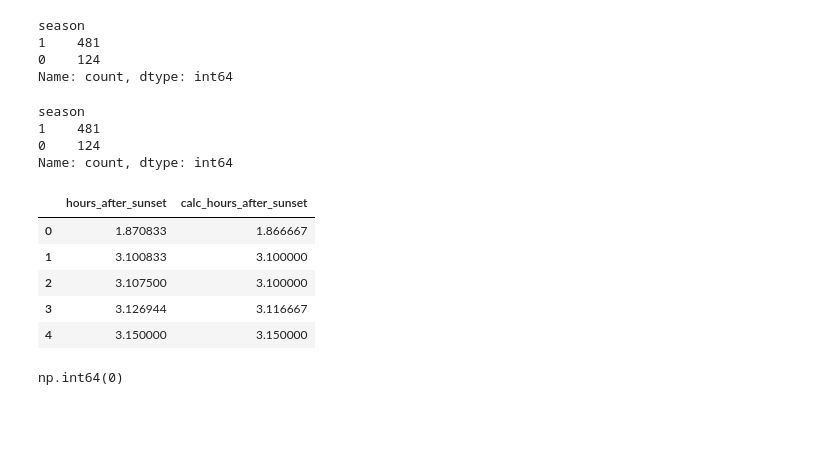
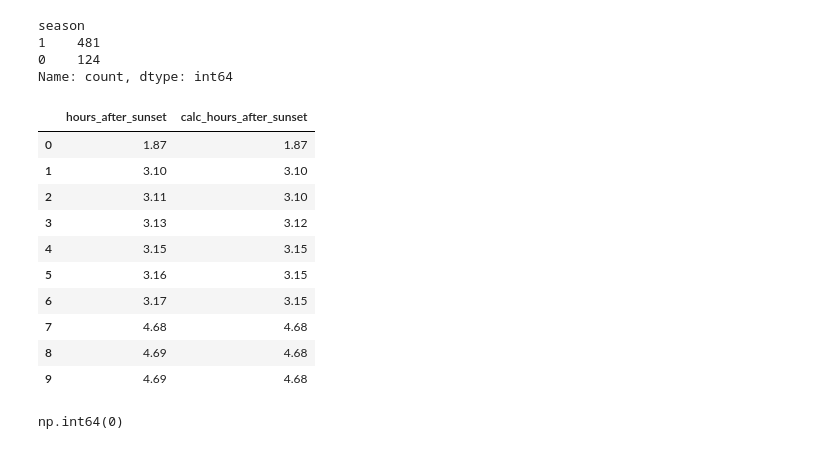
Before and after one commit to sawchinstha/Bat_Rat, a Jupyter notebook: analysis.ipynb, the cells around one changed output. Saved outputs shown, nothing was run; the diff lists cells and outputs as text; code cells hidden in the pictures; blank space fills up the shorter version.

Commit message:
Fixed errors & Cleaned Datasets

```diff
--- a/analysis.ipynb
+++ b/analysis.ipynb
@@ -159,11 +162,13 @@ df1.shape
 # %%
-df1.loc[:, 'start_time'] = pd.to_datetime(df1['start_time'], errors='coerce', dayfirst=True)
-df1.loc[:, 'rat_period_start'] = pd.to_datetime(df1['rat_period_start'], errors='coerce', dayfirst=True)
-df1.loc[:, 'rat_period_end'] = pd.to_datetime(df1['rat_period_end'], errors='coerce', dayfirst=True)
-df1.loc[:, 'sunset_time'] = pd.to_datetime(df1['sunset_time'], errors='coerce', dayfirst=True)
+df1['start_time'] = pd.to_datetime(df1['start_time'], errors='coerce', dayfirst=True)
+df1['rat_period_start'] = pd.to_datetime(df1['rat_period_start'], errors='coerce', dayfirst=True)
+df1['rat_period_end'] = pd.to_datetime(df1['rat_period_end'], errors='coerce', dayfirst=True)
+df1['sunset_time'] = pd.to_datetime(df1['sunset_time'], errors='coerce', dayfirst=True)
+df1.dropna(subset=['start_time','rat_period_start','rat_period_end','sunset_time'], inplace=True)
 df1['bat_landing_to_food'] = pd.to_numeric(df1['bat_landing_to_food'], errors='coerce')
 df1['seconds_after_rat_arrival'] = pd.to_numeric(df1['seconds_after_rat_arrival'], errors='coerce')
 df1['hours_after_sunset'] = pd.to_numeric(df1['hours_after_sunset'], errors='coerce')
+df1.dropna(subset=['bat_landing_to_food','seconds_after_rat_arrival','hours_after_sunset'], inplace = True)
 df1.info()
 # %% [output]
 <class 'pandas.core.frame.DataFrame'>
@@ -226,23 +250,23 @@ season
 1    481
 0    124
 Name: count, dtype: int64
-# %%
-df1['season'].value_counts()
-# %% [output]
-season
-1    481
-0    124
-Name: count, dtype: int64
 # %%
+df1['hours_after_sunset'] = df1['hours_after_sunset'].round(2)
 df1['calc_hours_after_sunset'] = (df1['start_time'] - df1['sunset_time']).dt.total_seconds() / 3600
-df1[['hours_after_sunset', 'calc_hours_after_sunset']].head()
+df1['calc_hours_after_sunset'] = df1['calc_hours_after_sunset'].round(2)
+df1[['hours_after_sunset', 'calc_hours_after_sunset']].head(10)
 # %% [output]
 |  | hours_after_sunset | calc_hours_after_sunset |
-| 0 | 1.870833 | 1.866667 |
-| 1 | 3.100833 | 3.100000 |
-| 2 | 3.107500 | 3.100000 |
-| 3 | 3.126944 | 3.116667 |
-| 4 | 3.150000 | 3.150000 |
+| 0 | 1.87 | 1.87 |
+| 1 | 3.10 | 3.10 |
+| 2 | 3.11 | 3.10 |
+| 3 | 3.13 | 3.12 |
+| 4 | 3.15 | 3.15 |
+| 5 | 3.16 | 3.15 |
+| 6 | 3.17 | 3.15 |
+| 7 | 4.68 | 4.68 |
+| 8 | 4.69 | 4.68 |
+| 9 | 4.69 | 4.68 |
 # %%
 df1['time_valid'] = (df1['start_time'] >= df1['rat_period_start']) & (df1['start_time'] <= df1['rat_period_end'])
 df1['time_valid'].isnull().sum()
```
Also changed, not shown: parts of 16 cells of this notebook.
